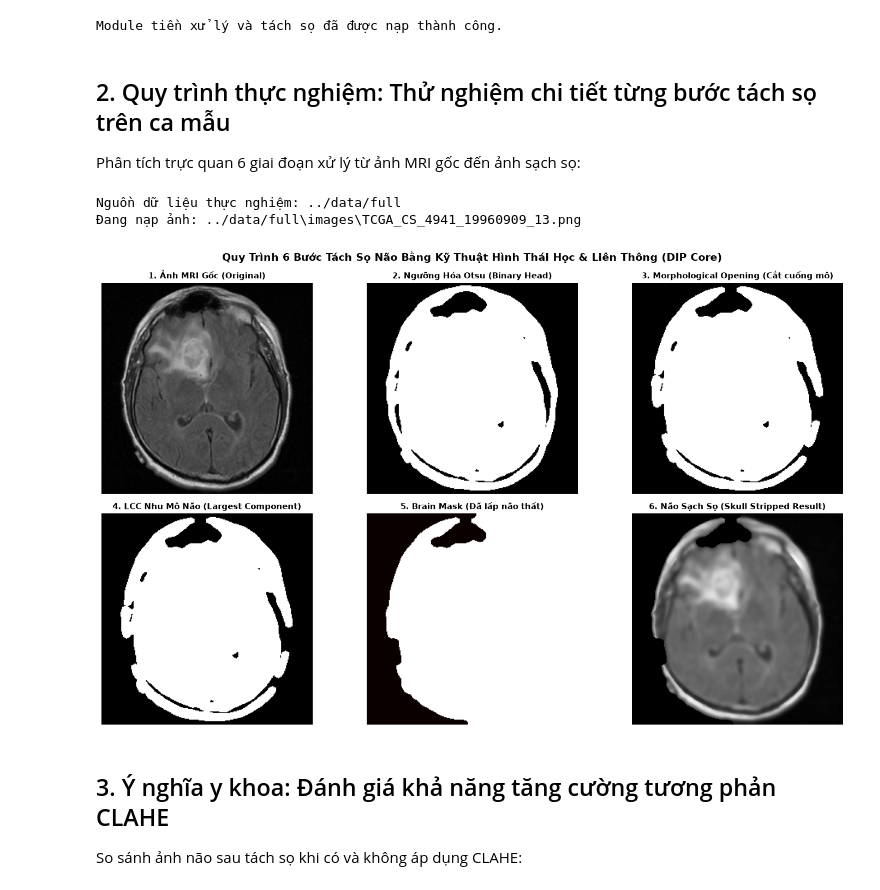
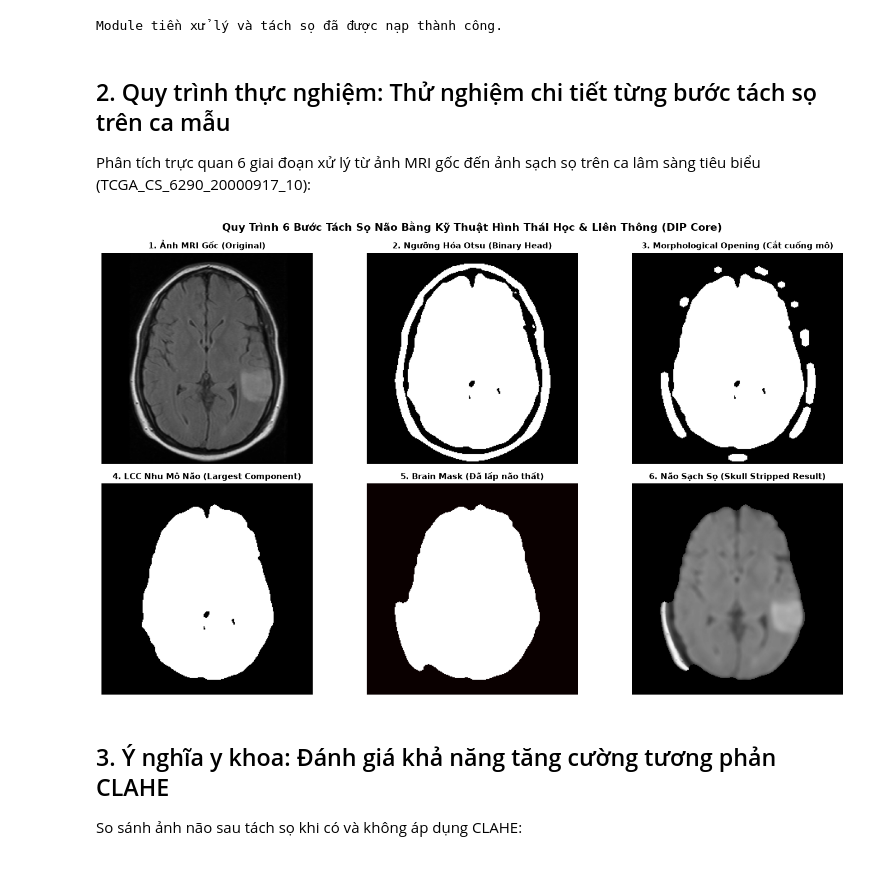
Before and after one commit to mtzwyu/brain-tumor-mri-segmentation, a Jupyter notebook: notebooks/02_preprocessing_and_skull_stripping.ipynb, the cells around one changed output. Drawn from its saved outputs; the diff is of its cells as text; code cells hidden in the pictures.

```diff
--- a/notebooks/02_preprocessing_and_skull_stripping.ipynb
+++ b/notebooks/02_preprocessing_and_skull_stripping.ipynb
@@ -34,51 +33,55 @@ print("Module tiền xử lý và tách sọ đã được nạp thành công.")
 Module tiền xử lý và tách sọ đã được nạp thành công.
 # %% [markdown]
 ## 2. Quy trình thực nghiệm: Thử nghiệm chi tiết từng bước tách sọ trên ca mẫu
-Phân tích trực quan 6 giai đoạn xử lý từ ảnh MRI gốc đến ảnh sạch sọ:
+Phân tích trực quan 6 giai đoạn xử lý từ ảnh MRI gốc đến ảnh sạch sọ trên ca lâm sàng tiêu biểu (TCGA_CS_6290_20000917_10):
 # %%
-# Tự động ưu tiên tập dữ liệu full chuẩn TCGA-LGG (3.929 lát cắt), fallback về sample nếu cần
-data_dir = "../data/full"
-preferred_image = os.path.join(data_dir, "images", "TCGA_CS_4941_19960909_13.png")
-fallback_image = os.path.join(data_dir, "images", "mri_brain_tumor_01.png")
-img_path = preferred_image if os.path.exists(preferred_image) else fallback_image
-print(f"Nguồn dữ liệu thực nghiệm: {data_dir}")
-print(f"Đang nạp ảnh: {img_path}")
+img_path = "../data/full/images/TCGA_CS_6290_20000917_10.png"
 orig_img = cv2.imread(img_path, cv2.IMREAD_GRAYSCALE)
 
 # 1. Khử nhiễu Bilateral
 denoised = apply_bilateral_filter(orig_img, d=9, sigma_color=75.0, sigma_space=75.0)
 
-# 2-6. Chuỗi 6 bước: Otsu -> Opening -> LCC -> Closing & Hole Filling -> Bitwise-AND
-stripped_brain, brain_mask, steps = strip_skull(denoised, return_intermediates=True)
+# 2. Phân ngưỡng Otsu
+_, otsu_bin = cv2.threshold(denoised, 0, 255, cv2.THRESH_BINARY + cv2.THRESH_OTSU)
 
-otsu_bin = steps['otsu']
-opened = steps['opened']
-lcc_mask = steps['lcc']
+# 3. Phép mở hình thái học (Opening với kernel elip 5x5)
+kernel = cv2.getStructuringElement(cv2.MORPH_ELLIPSE, (5, 5))
+opened = cv2.morphologyEx(otsu_bin, cv2.MORPH_OPEN, kernel, iterations=2)
+
+# 4. Thành phần liên thông lớn nhất (LCC)
+num_labels, labels, stats, _ = cv2.connectedComponentsWithStats(opened, connectivity=8)
+largest_label = 1 + np.argmax(stats[1:, cv2.CC_STAT_AREA])
+lcc_mask = np.zeros_like(orig_img)
+lcc_mask[labels == largest_label] = 255
+
+# 5. Lấp đầy lỗ hổng (Brain Mask hoàn chỉnh)
+brain_mask = extract_brain_mask(denoised, kernel_size=5)
+
+# 6. Não sạch sọ cuối cùng (Bitwise-AND)
+stripped_brain, _ = strip_skull(denoised, brain_mask)
 
 # Vẽ biểu đồ 6 bước
 fig, axes = plt.subplots(2, 3, figsize=(15, 9))
-steps_list = [
+steps = [
     ("1. Ảnh MRI Gốc (Original)", orig_img, 'gray'),
     ("2. Ngưỡng Hóa Otsu (Binary Head)", otsu_bin, 'gray'),
     ("3. Morphological Opening (Cắt cuống mô)", opened, 'gray'),
     ("4. LCC Nhu Mô Não (Largest Component)", lcc_mask, 'gray'),
     ("5. Brain Mask (Đã lấp não thất)", brain_mask, 'hot'),
     ("6. Não Sạch Sọ (Skull Stripped Result)", stripped_brain, 'gray')
 ]
 
-for i, (title, img_step, cmap) in enumerate(steps_list):
+for i, (title, img_step, cmap) in enumerate(steps):
     r, c = i // 3, i % 3
     axes[r, c].imshow(img_step, cmap=cmap)
     axes[r, c].set_title(title, fontsize=11, fontweight='bold')
     axes[r, c].axis('off')
 
 plt.suptitle("Quy Trình 6 Bước Tách Sọ Não Bằng Kỹ Thuật Hình Thái Học & Liên Thông (DIP Core)", fontsize=14, fontweight='bold')
 plt.tight_layout()
 plt.show()
 # %% [output]
-Nguồn dữ liệu thực nghiệm: ../data/full
-Đang nạp ảnh: ../data/full\images\TCGA_CS_4941_19960909_13.png
-[figure, old version]
+[figure, new version]
 # %% [markdown]
 ## 3. Ý nghĩa y khoa: Đánh giá khả năng tăng cường tương phản CLAHE
 So sánh ảnh não sau tách sọ khi có và không áp dụng CLAHE:
```
Also changed, not shown: parts of 4 cells of this notebook, 8 other files.
